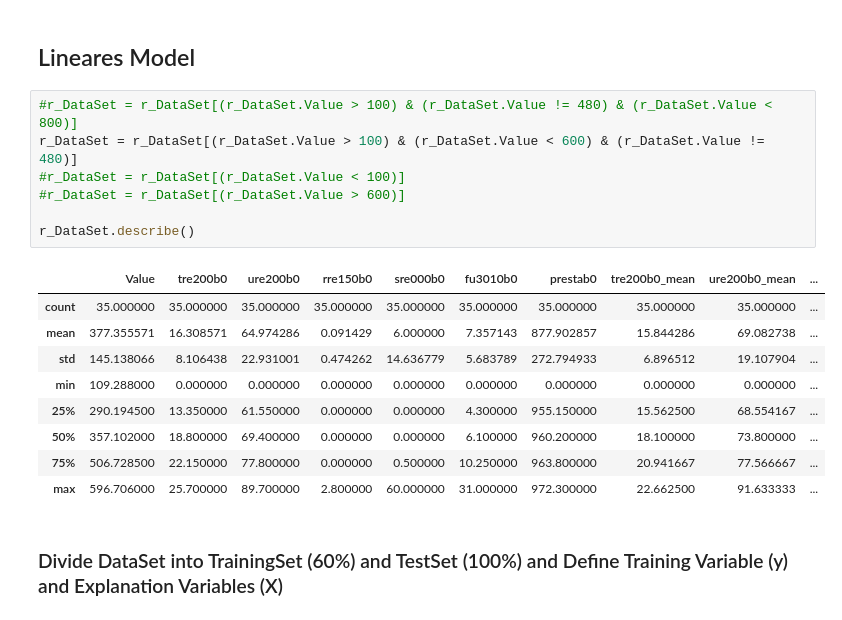
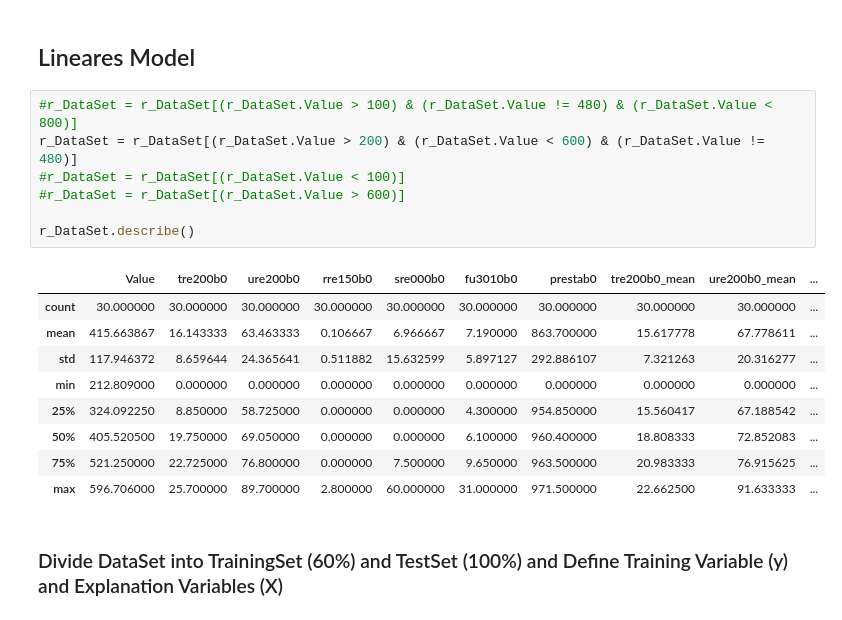
Before and after one commit to airigare/AI, a Jupyter notebook: Train.LinearModel.ipynb, the cells around one changed output. Saved outputs shown, nothing was run; the diff lists cells and outputs as text.

```diff
--- a/Train.LinearModel.ipynb
+++ b/Train.LinearModel.ipynb
@@ -95,21 +96,21 @@ memory usage: 11.8+ KB
 ## Lineares Model
 # %%
 #r_DataSet = r_DataSet[(r_DataSet.Value > 100) & (r_DataSet.Value != 480) & (r_DataSet.Value < 800)]
-r_DataSet = r_DataSet[(r_DataSet.Value > 100) & (r_DataSet.Value < 600) & (r_DataSet.Value != 480)]
+r_DataSet = r_DataSet[(r_DataSet.Value > 200) & (r_DataSet.Value < 600) & (r_DataSet.Value != 480)]
 #r_DataSet = r_DataSet[(r_DataSet.Value < 100)]
 #r_DataSet = r_DataSet[(r_DataSet.Value > 600)]
 
 r_DataSet.describe()
 # %% [output]
 |  | Value | tre200b0 | ure200b0 | rre150b0 | sre000b0 | fu3010b0 | prestab0 | tre200b0_mean | ure200b0_mean | ... |
-| count | 35.000000 | 35.000000 | 35.000000 | 35.000000 | 35.000000 | 35.000000 | 35.000000 | 35.000000 | 35.000000 | ... |
-| mean | 377.355571 | 16.308571 | 64.974286 | 0.091429 | 6.000000 | 7.357143 | 877.902857 | 15.844286 | 69.082738 | ... |
-| std | 145.138066 | 8.106438 | 22.931001 | 0.474262 | 14.636779 | 5.683789 | 272.794933 | 6.896512 | 19.107904 | ... |
-| min | 109.288000 | 0.000000 | 0.000000 | 0.000000 | 0.000000 | 0.000000 | 0.000000 | 0.000000 | 0.000000 | ... |
-| 25% | 290.194500 | 13.350000 | 61.550000 | 0.000000 | 0.000000 | 4.300000 | 955.150000 | 15.562500 | 68.554167 | ... |
-| 50% | 357.102000 | 18.800000 | 69.400000 | 0.000000 | 0.000000 | 6.100000 | 960.200000 | 18.100000 | 73.800000 | ... |
-| 75% | 506.728500 | 22.150000 | 77.800000 | 0.000000 | 0.500000 | 10.250000 | 963.800000 | 20.941667 | 77.566667 | ... |
-| max | 596.706000 | 25.700000 | 89.700000 | 2.800000 | 60.000000 | 31.000000 | 972.300000 | 22.662500 | 91.633333 | ... |
+| count | 30.000000 | 30.000000 | 30.000000 | 30.000000 | 30.000000 | 30.000000 | 30.000000 | 30.000000 | 30.000000 | ... |
+| mean | 415.663867 | 16.143333 | 63.463333 | 0.106667 | 6.966667 | 7.190000 | 863.700000 | 15.617778 | 67.778611 | ... |
+| std | 117.946372 | 8.659644 | 24.365641 | 0.511882 | 15.632599 | 5.897127 | 292.886107 | 7.321263 | 20.316277 | ... |
+| min | 212.809000 | 0.000000 | 0.000000 | 0.000000 | 0.000000 | 0.000000 | 0.000000 | 0.000000 | 0.000000 | ... |
+| 25% | 324.092250 | 8.850000 | 58.725000 | 0.000000 | 0.000000 | 4.300000 | 954.850000 | 15.560417 | 67.188542 | ... |
+| 50% | 405.520500 | 19.750000 | 69.050000 | 0.000000 | 0.000000 | 6.100000 | 960.400000 | 18.808333 | 72.852083 | ... |
+| 75% | 521.250000 | 22.725000 | 76.800000 | 0.000000 | 7.500000 | 9.650000 | 963.500000 | 20.983333 | 76.915625 | ... |
+| max | 596.706000 | 25.700000 | 89.700000 | 2.800000 | 60.000000 | 31.000000 | 971.500000 | 22.662500 | 91.633333 | ... |
 # %% [markdown]
 ### Divide DataSet into TrainingSet (60%) and TestSet (100%) and Define Training Variable (y) and Explanation Variables (X)
 # %%
```
Also changed, not shown: parts of 5 cells of this notebook, 1 other file.
